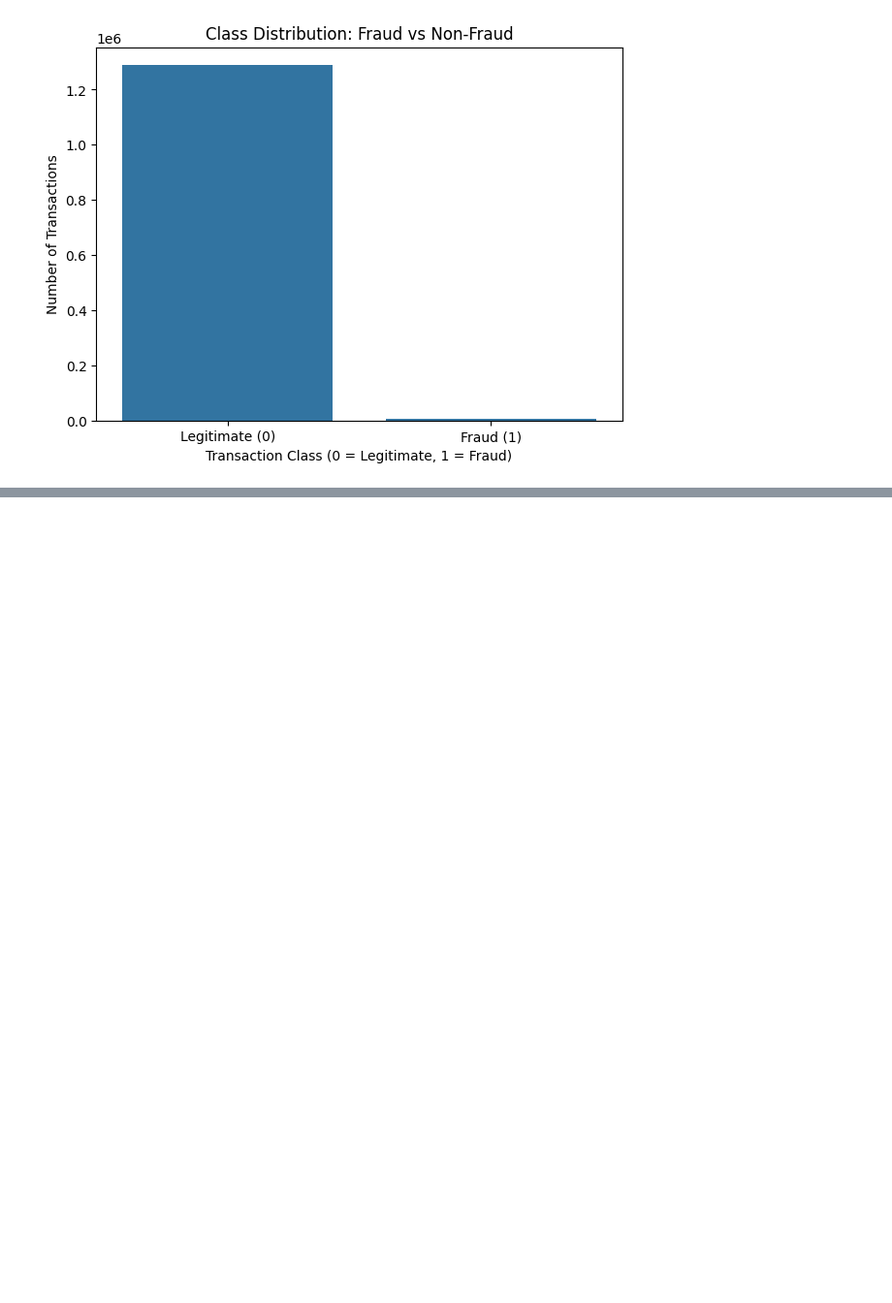
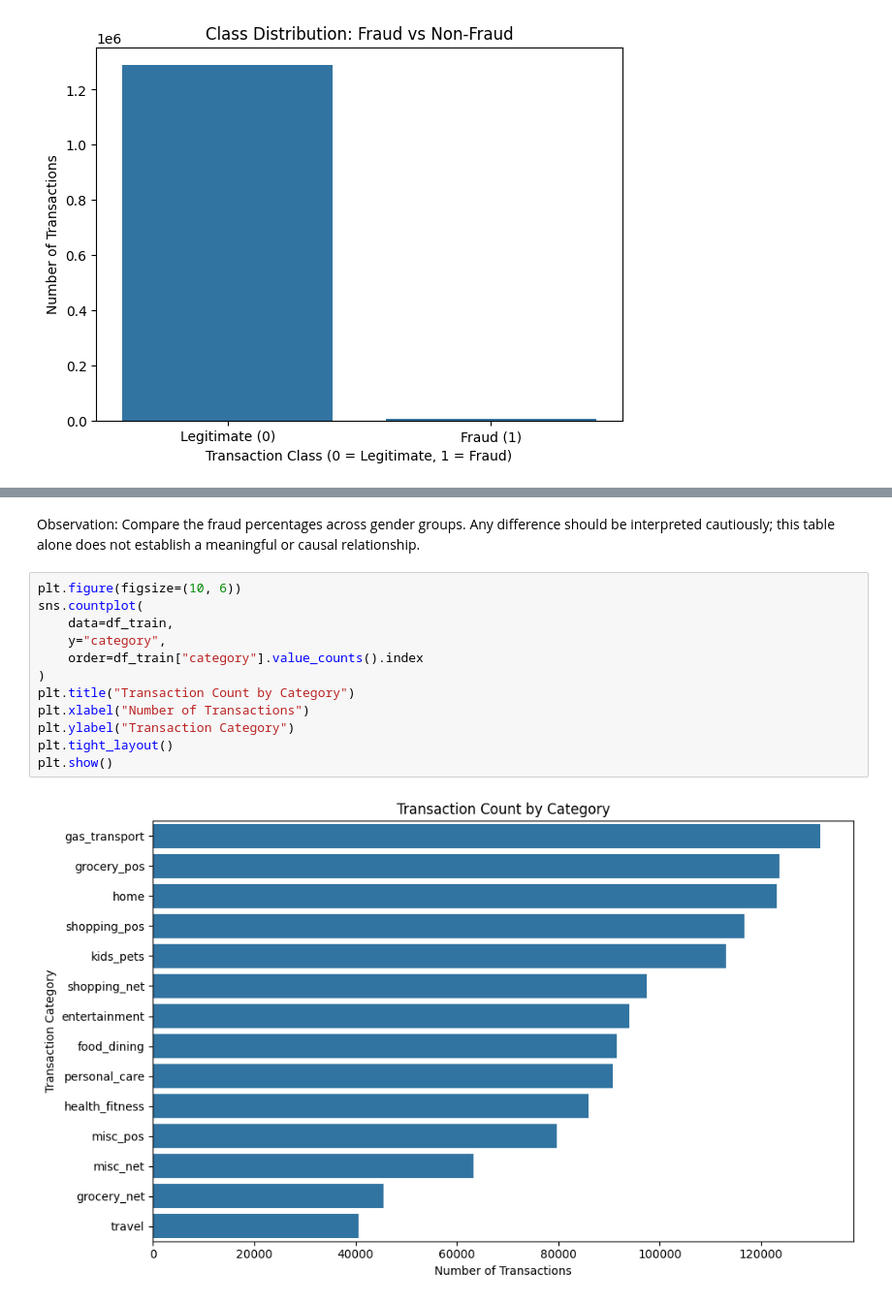
Before and after one commit to nagham245/Credit-Card-Fraud-Detection, a Jupyter notebook: Fraud_Detection_EDA.ipynb, the cells around one changed output, grey strips where cells are left out. Shown at 97% size. Saved outputs shown, nothing was run; the diff lists cells and outputs as text; blank space fills up the shorter version.

```diff
--- a/Fraud_Detection_EDA.ipynb
+++ b/Fraud_Detection_EDA.ipynb
@@ -507,0 +390,16 @@ The exploratory data analysis identified class imbalance, differences in transac
+# %% [markdown]
+Observation: Compare the fraud percentages across gender groups. Any difference should be interpreted cautiously; this table alone does not establish a meaningful or causal relationship.
+# %%
+plt.figure(figsize=(10, 6))
+sns.countplot(
+    data=df_train,
+    y="category",
+    order=df_train["category"].value_counts().index
+)
+plt.title("Transaction Count by Category")
+plt.xlabel("Number of Transactions")
+plt.ylabel("Transaction Category")
+plt.tight_layout()
+plt.show()
+# %% [output]
+[figure, added]
```
Also changed, not shown: parts of 41 cells of this notebook.
